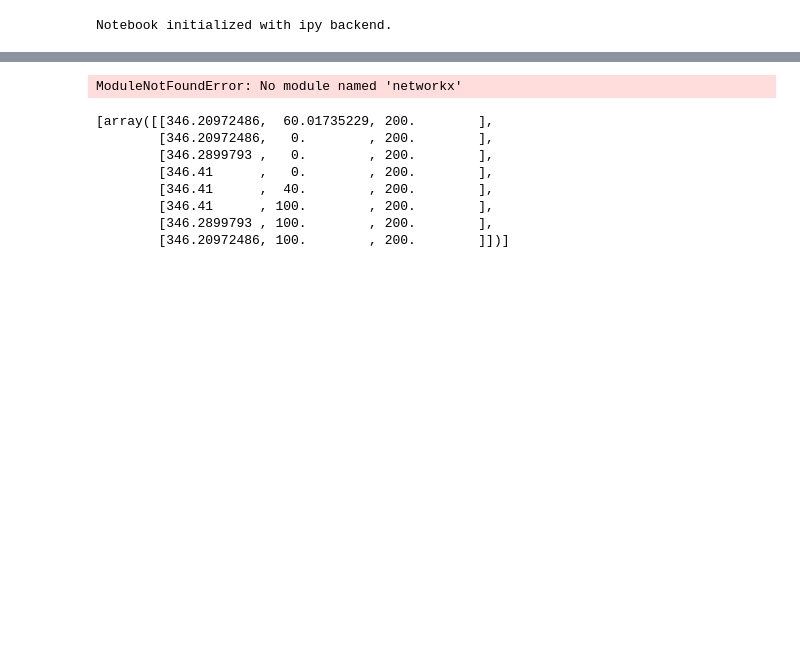
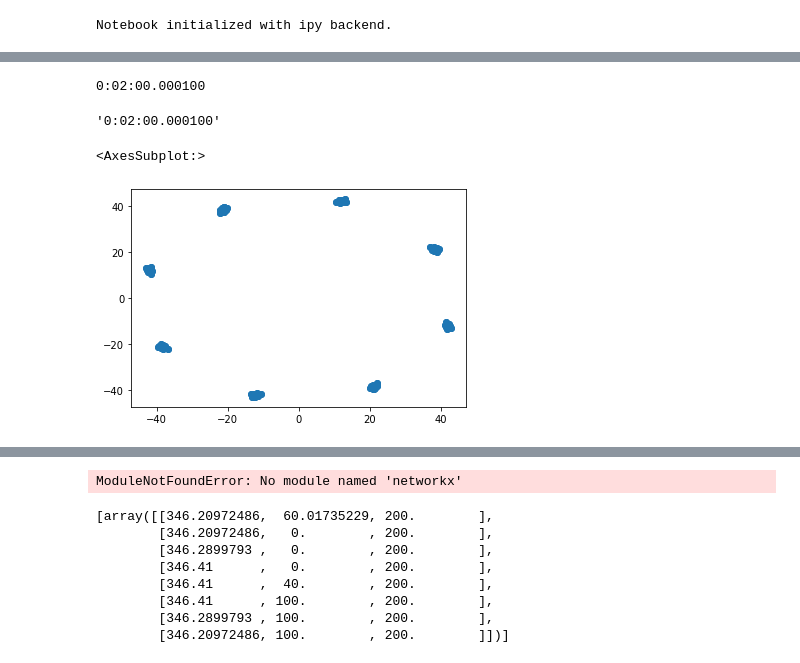
Before and after one commit to Skoricius/f3ast, a Jupyter notebook: testing.ipynb, the cells around one changed output, grey strips where cells are left out. Drawn from its saved outputs; the diff is of its cells as text; code cells hidden in the pictures; blank space fills up the shorter version.

```diff
--- a/testing.ipynb
+++ b/testing.ipynb
@@ -16,6 +19,11 @@ from plotting import *
 # %% [output]
 Notebook initialized with ipy backend.
 # %%
-file_path = 'testing/sphere.stl'
+
+file_path = 'testing/simple_ramp.stl'
+
+file_path = 'testing/FunktyBall.stl'
+# file_path = 'testing/sphere.stl'
 struct = structure.Structure.from_file(file_path)
+msh = struct.mesh
 # %%
@@ -54,0 +112,4 @@ Image(value=b'\x89PNG\r\n\x1a\n\x00\x00\x00\rIHDR\x00\x00\x01\x90\x00\x00\x01^\x
+# %%
+s.print_time()
+# %% [output]
+0:02:00.000100
@@ -54,0 +120,28 @@ Image(value=b'\x89PNG\r\n\x1a\n\x00\x00\x00\rIHDR\x00\x00\x01\x90\x00\x00\x01^\x
+# %%
+str(timedelta(microseconds=0.1*np.sum(s.dwells[:,0])))
+# %% [output]
+'0:02:00.000100'
+# %%
+def get_slices(mesh, )
+mindz = pitch/5
+maxdz = 2*pitch
+slice_height = pitch/2
+
+# get the heights of slices
+bounds = struct.get_bounds()
+minz, maxz = bounds[0, 2], bounds[1, 2]
+z_levels = np.arange(minz, maxz, slice_height)
+
+# define the slicing plane
+plane_normal = np.array((0.0 ,0.0 ,1.0))
+plane_orig = np.zeros(3).astype(float)
+
+intersection_lines, to_3D, face_index = trimesh.intersections.mesh_multiplane(struct.mesh, plane_orig, plane_normal, z_levels)
+
+# can parallelize with joblib
+eqd_intersections = [get_line_eqd_pts(lines, pitch) for line in intersection_lines]
+# %%
+points2d(intersection_lines[50].reshape(128, 2))
+# %% [output]
+<AxesSubplot:>
+[figure, added]
```
Also changed, not shown: parts of 49 cells of this notebook, 9 other files.
